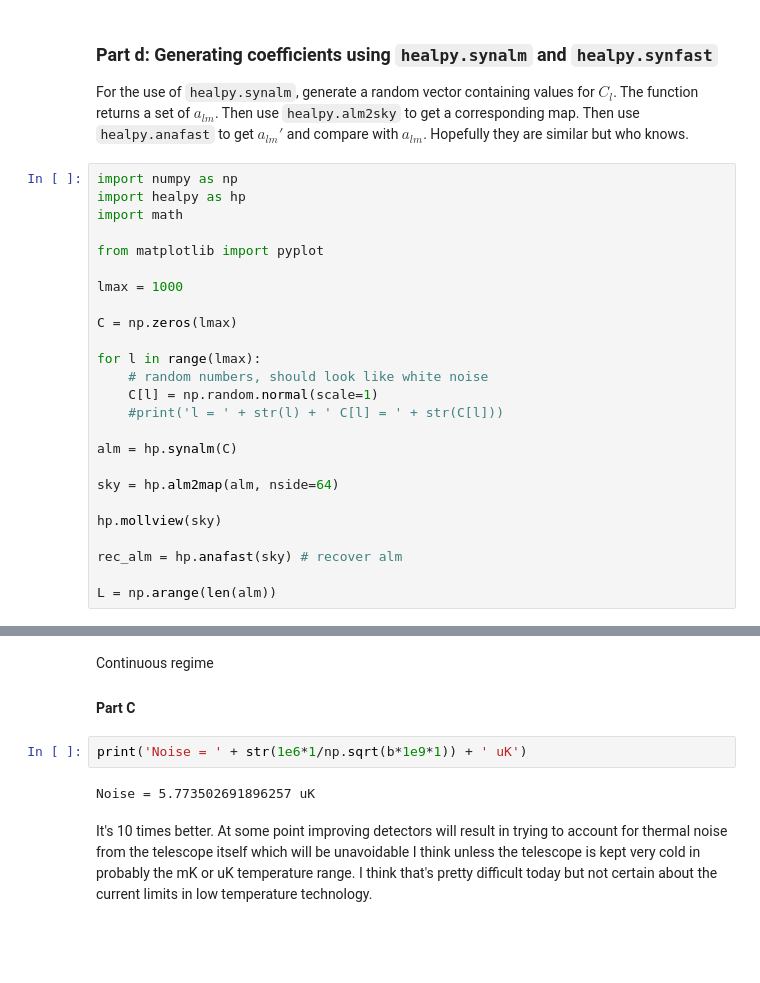
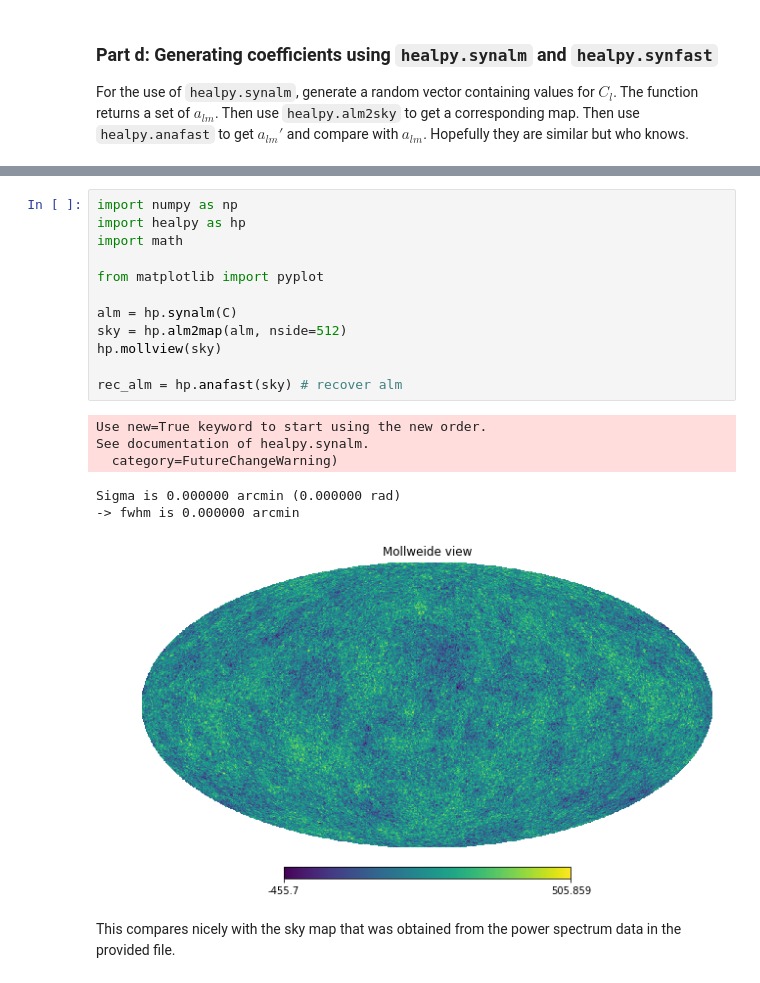
Before and after one commit to andrewzwaniga/CourseWork, a Jupyter notebook: PHYS 641 A4.ipynb, the cells around one changed output, grey strips where cells are left out. Saved outputs shown, nothing was run; the diff lists cells and outputs as text; blank space fills up the shorter version.

```diff
--- a/PHYS 641 A4.ipynb
+++ b/PHYS 641 A4.ipynb
@@ -176,28 +200,3 @@ plt.plot(recovered_alm2)
 ### Part d: Generating coefficients using `healpy.synalm` and `healpy.synfast`
 
 For the use of `healpy.synalm`, generate a random vector containing values for $C_{l}$. The function returns a set of $a_{lm}$. Then use `healpy.alm2sky` to get a corresponding map. Then use `healpy.anafast` to get $a_{lm}'$ and compare with $a_{lm}$. Hopefully they are similar but who knows.
-# %%
-import numpy as np
-import healpy as hp
-import math
-
-from matplotlib import pyplot
-
-lmax = 1000
-
-C = np.zeros(lmax)
-
-for l in range(lmax):
-    # random numbers, should look like white noise
-    C[l] = np.random.normal(scale=1)
-    #print('l = ' + str(l) + ' C[l] = ' + str(C[l]))
-
-alm = hp.synalm(C)
-
-sky = hp.alm2map(alm, nside=64)
-
-hp.mollview(sky)
-
-rec_alm = hp.anafast(sky) # recover alm
-
-L = np.arange(len(alm))
@@ -388,10 +203,21 @@ High end 1.066616143777987e+24 photons/s
-# %% [markdown]
-Continuous regime
-
-#### Part C
-# %%
-print('Noise = ' + str(1e6*1/np.sqrt(b*1e9*1)) + ' uK')
-# %% [output]
-Noise = 5.773502691896257 uK
-# %% [markdown]
-It's 10 times better. At some point improving detectors will result in trying to account for thermal noise from the telescope itself which will be unavoidable I think unless the telescope is kept very cold in probably the mK or uK temperature range. I think that's pretty difficult today but not certain about the current limits in low temperature technology.
+# %%
+import numpy as np
+import healpy as hp
+import math
+
+from matplotlib import pyplot
+
+alm = hp.synalm(C)
+sky = hp.alm2map(alm, nside=512)
+hp.mollview(sky)
+
+rec_alm = hp.anafast(sky) # recover alm
+# %% [output]
+Use new=True keyword to start using the new order.
+See documentation of healpy.synalm.
+  category=FutureChangeWarning)
+Sigma is 0.000000 arcmin (0.000000 rad)
+-> fwhm is 0.000000 arcmin
+[figure, added]
+# %% [markdown]
+This compares nicely with the sky map that was obtained from the power spectrum data in the provided file.
```
Also changed, not shown: parts of 43 cells of this notebook.
